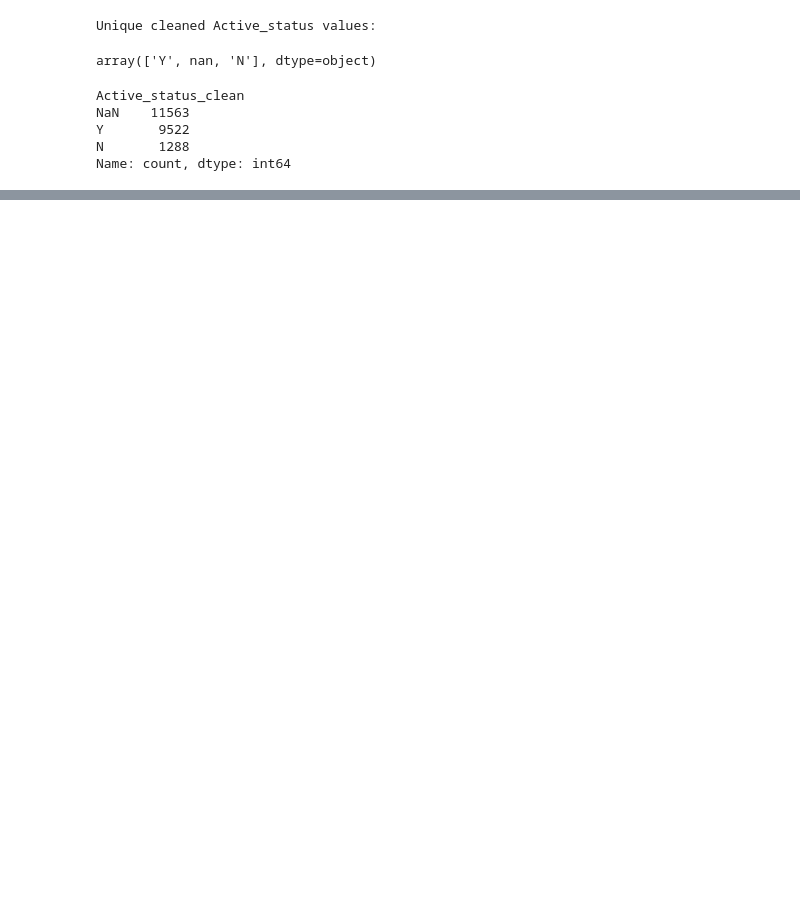
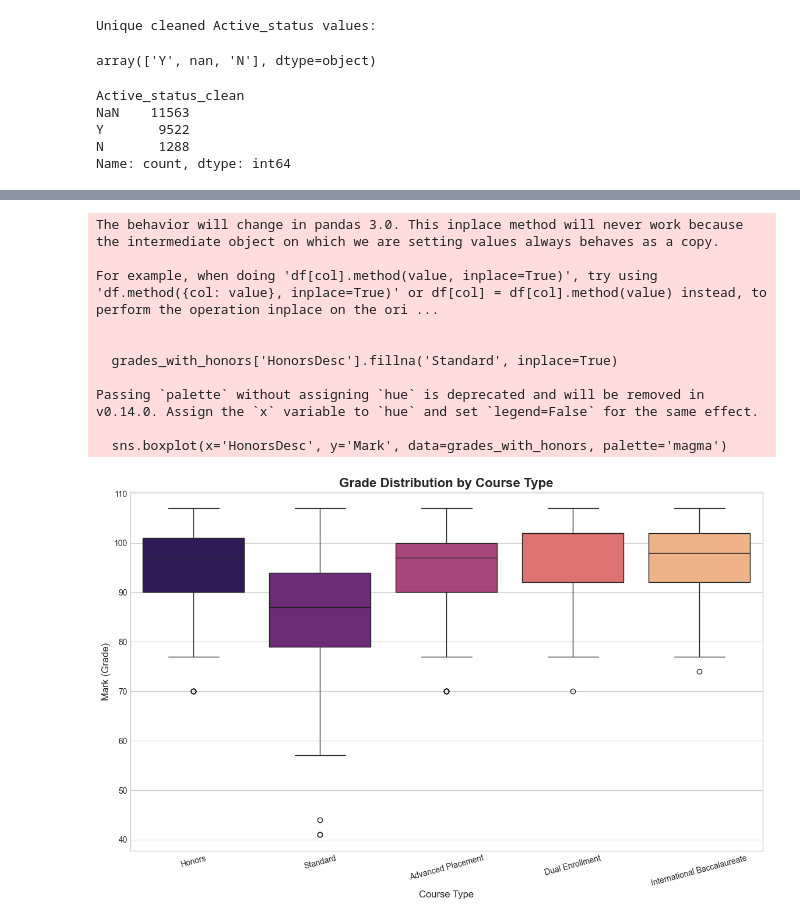
Before and after one commit to bvo0293/PracticumSummer2025, a Jupyter notebook: EDA.ipynb, the cells around one changed output, grey strips where cells are left out. Cells and saved outputs as stored; diff of their text form; code cells hidden in the pictures; blank space fills up the shorter version.

```diff
--- a/EDA.ipynb
+++ b/EDA.ipynb
@@ -419,0 +525,37 @@ display(recommendations.head())
+# %%
+# Ensure the 'Mark' column is numeric
+hs_grades_cleaned['Mark'] = pd.to_numeric(hs_grades_cleaned['Mark'], errors='coerce')
+
+# Merge grades with course info to get the 'HonorsDesc'
+grades_with_honors = pd.merge(
+    hs_grades_cleaned[['CourseNumber', 'Mark']],
+    courses_active[['siscourseidentifier', 'HonorsDesc']],
+    left_on='CourseNumber',
+    right_on='siscourseidentifier',
+    how='left'
+)
+
+# Fill NaN values in 'HonorsDesc' with 'Standard' to represent regular courses
+grades_with_honors['HonorsDesc'].fillna('Standard', inplace=True)
+grades_with_honors.dropna(subset=['Mark'], inplace=True)
+
+# Plot the distributions
+plt.figure(figsize=(14, 8))
+sns.boxplot(x='HonorsDesc', y='Mark', data=grades_with_honors, palette='magma')
+plt.title('Grade Distribution by Course Type', fontsize=16, fontweight='bold')
+plt.xlabel('Course Type', fontsize=12)
+plt.ylabel('Mark (Grade)', fontsize=12)
+plt.xticks(rotation=15)
+plt.show()
+# %% [output]
+The behavior will change in pandas 3.0. This inplace method will never work because the intermediate object on which we are setting values always behaves as a copy.
+
+For example, when doing 'df[col].method(value, inplace=True)', try using 'df.method({col: value}, inplace=True)' or df[col] = df[col].method(value) instead, to perform the operation inplace on the ori ...
+
+
+  grades_with_honors['HonorsDesc'].fillna('Standard', inplace=True)
+
+Passing `palette` without assigning `hue` is deprecated and will be removed in v0.14.0. Assign the `x` variable to `hue` and set `legend=False` for the same effect.
+
+  sns.boxplot(x='HonorsDesc', y='Mark', data=grades_with_honors, palette='magma')
+[figure, added]
```
Also changed, not shown: parts of 27 cells of this notebook, 2 other files.
